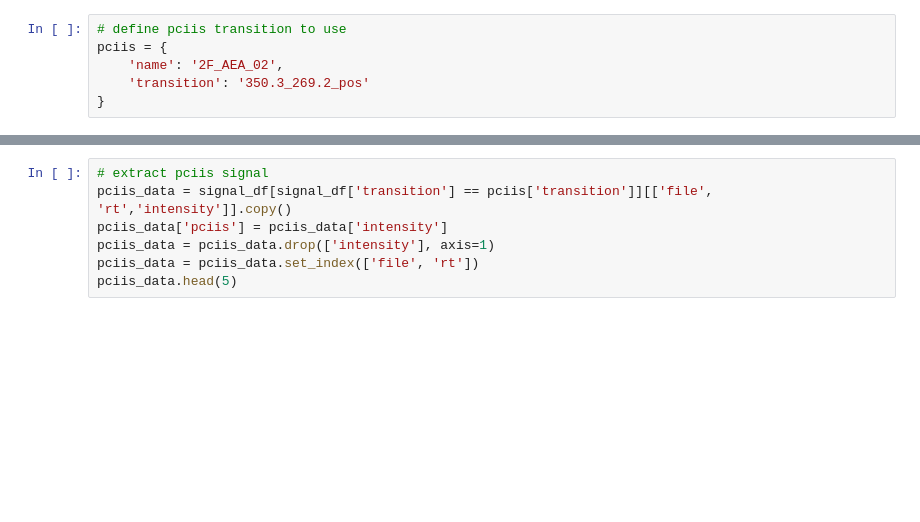
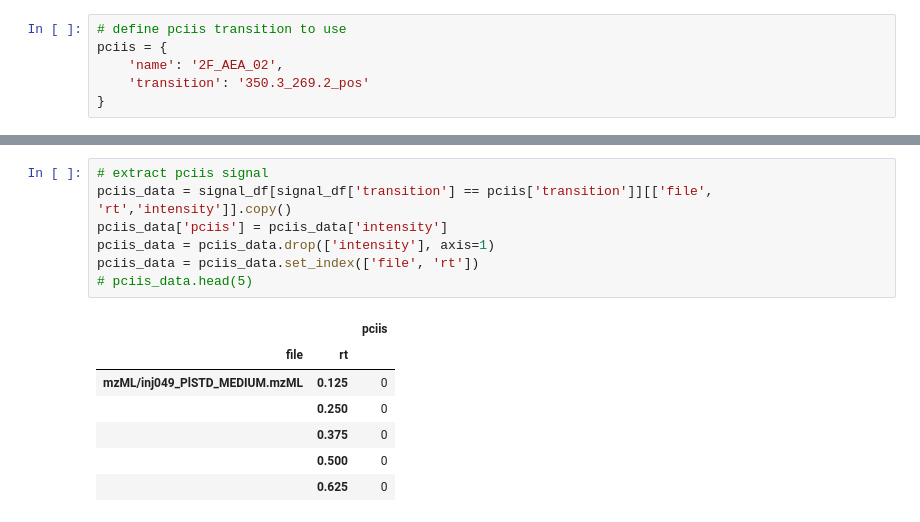
Before and after one commit to leidenuniv-lacdr-abs/endoc_pciis, a Jupyter notebook: notebook.ipynb, the cells around one changed output, grey strips where cells are left out. Cells and saved outputs as stored; diff of their text form; blank space fills up the shorter version.

```diff
--- a/notebook.ipynb
+++ b/notebook.ipynb
@@ -43,10 +62,18 @@ signal_df.head(5)
 # %%
 # extract pciis signal
 pciis_data = signal_df[signal_df['transition'] == pciis['transition']][['file', 'rt','intensity']].copy()
 pciis_data['pciis'] = pciis_data['intensity']
 pciis_data = pciis_data.drop(['intensity'], axis=1)
 pciis_data = pciis_data.set_index(['file', 'rt'])
-pciis_data.head(5)
+# pciis_data.head(5)
+# %% [output]
+|  |  | pciis |
+| file | rt |  |
+| mzML/inj049_PlSTD_MEDIUM.mzML | 0.125 | 0 |
+|  | 0.250 | 0 |
+|  | 0.375 | 0 |
+|  | 0.500 | 0 |
+|  | 0.625 | 0 |
 # %%
 # append pciis signal to targets
 dfs = []
```
Also changed, not shown: parts of 8 cells of this notebook.
